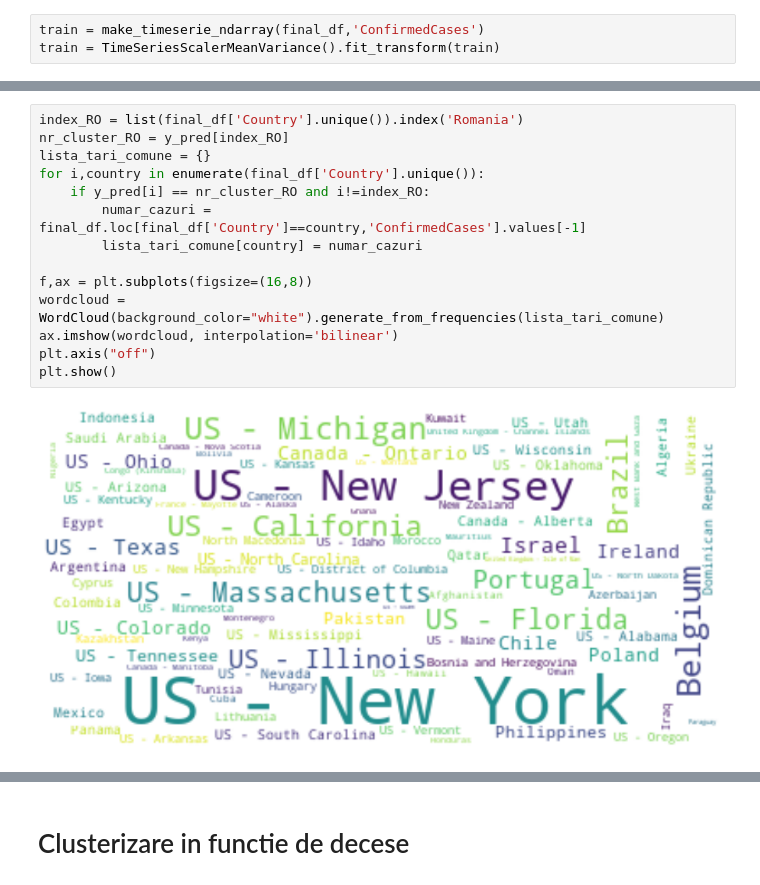
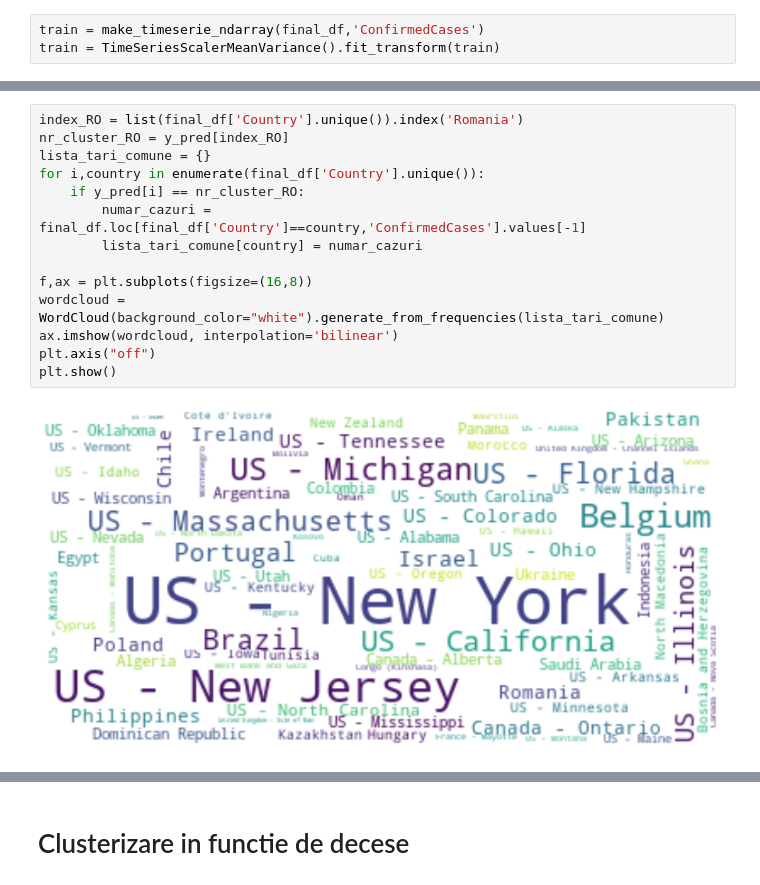
Before and after one commit to danpele/Covid-19-Romania, a Jupyter notebook: Clustering_RO/KMeans_RO.ipynb, the cells around one changed output, grey strips where cells are left out. Saved outputs shown, nothing was run; the diff lists cells and outputs as text.

```diff
--- a/Clustering_RO/KMeans_RO.ipynb
+++ b/Clustering_RO/KMeans_RO.ipynb
@@ -142,19 +147,19 @@ Init 1
 # %%
 index_RO = list(final_df['Country'].unique()).index('Romania')
 nr_cluster_RO = y_pred[index_RO]
 lista_tari_comune = {}
 for i,country in enumerate(final_df['Country'].unique()):
-    if y_pred[i] == nr_cluster_RO and i!=index_RO:
+    if y_pred[i] == nr_cluster_RO:
         numar_cazuri = final_df.loc[final_df['Country']==country,'ConfirmedCases'].values[-1]
         lista_tari_comune[country] = numar_cazuri
 
 f,ax = plt.subplots(figsize=(16,8))
 wordcloud = WordCloud(background_color="white").generate_from_frequencies(lista_tari_comune)
 ax.imshow(wordcloud, interpolation='bilinear')
 plt.axis("off")
 plt.show()
 # %% [output]
-[figure, old version]
+[figure, new version]
 # %%
 for yi in range(5):
     f,ax = plt.subplots(figsize=(10,5))
```
Also changed, not shown: parts of 6 cells of this notebook.
